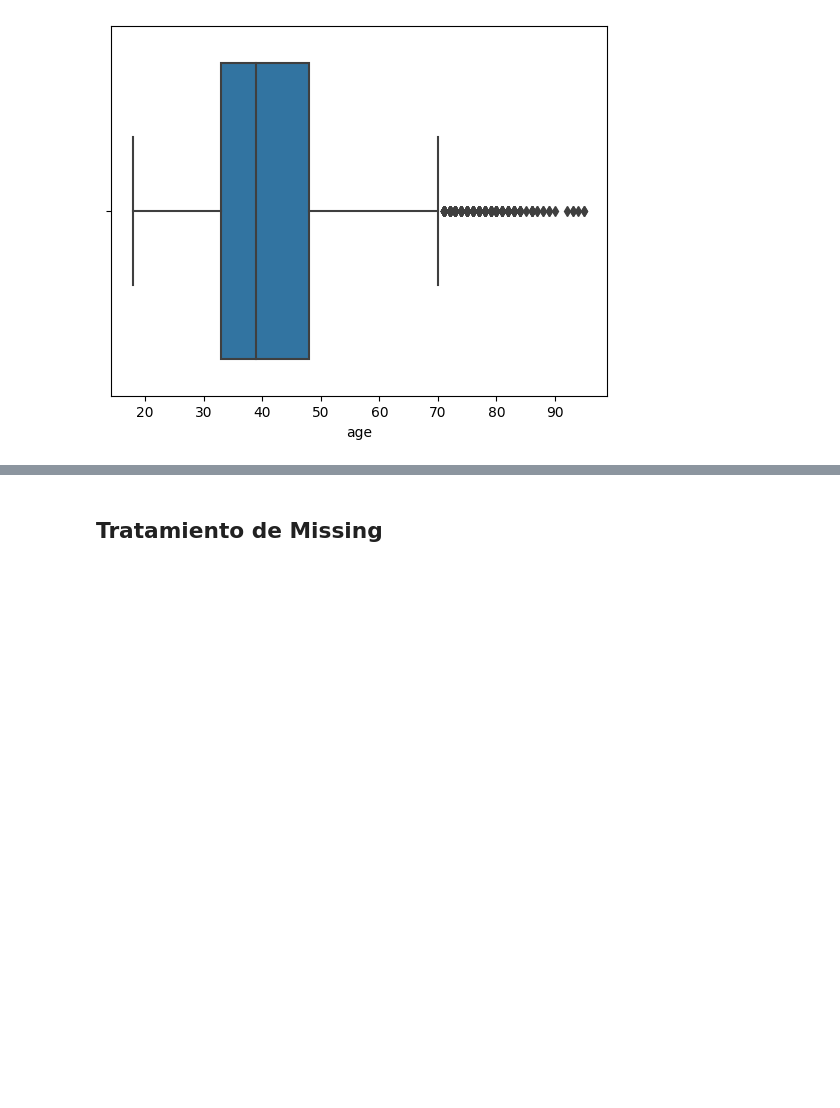
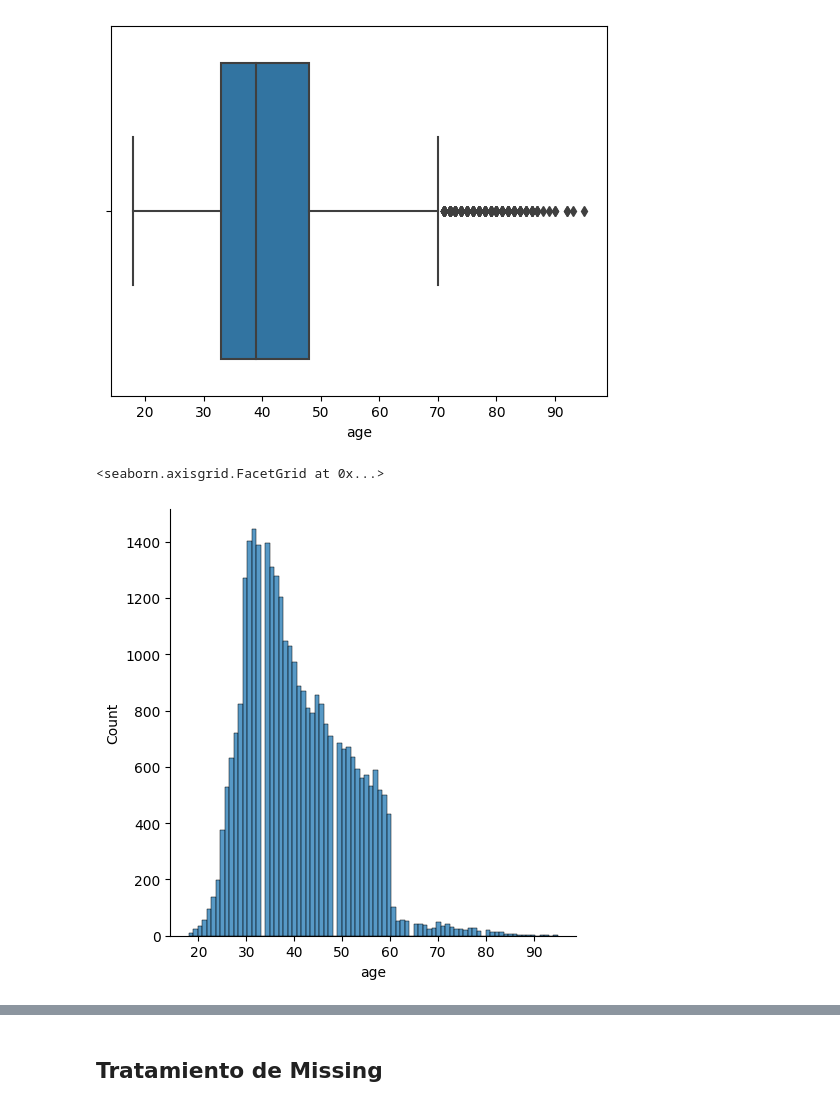
Before and after one commit to jdug1981/proyecto_final, a Jupyter notebook: Proyecto_final_final.ipynb, the cells around one changed output, grey strips where cells are left out. Saved outputs shown, nothing was run; the diff lists cells and outputs as text; code cells hidden in the pictures; blank space fills up the shorter version.

```diff
--- a/Proyecto_final_final.ipynb
+++ b/Proyecto_final_final.ipynb
@@ -492,0 +508,19 @@ Tamaño del set después de eliminar las filas repetidas: (45211, 17)
+# %%
+# Tratamiento de outliers por RIC
+
+for col in pdResume.feature.tolist():
+  desc = pdResume.loc[pdResume.feature == col]
+
+  lower_limit = desc.min_ric.values[0]
+  upper_limit = desc.max_ric.values[0]
+  if col!='y':
+    train[col + '_tric'] = train[col].apply(lambda x: lower_limit if x <= lower_limit else
+                                                    upper_limit if x >= upper_limit else
+                                                    x)
+    test[col + '_tric'] = test[col].apply(lambda x: lower_limit if x <= lower_limit else
+                                                    upper_limit if x >= upper_limit else
+                                                    x)
+
+
+
+train.info()
@@ -712,16 +795,17 @@ univariate.head()
 
 # Tratamiento de outliers por percentiles
 
-for col in univariate.feature.tolist():
-  desc = univariate.loc[univariate.feature == col]
+# for col in univariate.feature.tolist():
+#   if col not in ['age']:
+#     print(col)
+#     desc = univariate.loc[univariate.feature == col]
 
-  lower_limit = desc.p5.values[0]
-  upper_limit = desc.p95.values[0]
+#     lower_limit = desc.p5.values[0]
+#     upper_limit = desc.p95.values[0]
+#     train[col + '_t'] = train[col].apply(lambda x: lower_limit if x <= lower_limit else
+#                                                     upper_limit if x >= upper_limit else
+#                                                     x)
 
-  train[col + '_t'] = train[col].apply(lambda x: lower_limit if x <= lower_limit else
-                                                    upper_limit if x >= upper_limit else
-                                                    x)
-
-  test[col + '_t'] = test[col].apply(lambda x: lower_limit if x <= lower_limit else
-                                               upper_limit if x >= upper_limit else
-                                               x)
+#     test[col + '_t'] = test[col].apply(lambda x: lower_limit if x <= lower_limit else
+#                                                upper_limit if x >= upper_limit else
+#                                                x)
@@ -751,3 +859,8 @@ sns.boxplot(x = train.age)
 # %% [output]
 <Axes: xlabel='age'>
 [figure]
+# %%
+sns.displot(x = train.age)
+# %% [output]
+<seaborn.axisgrid.FacetGrid at 0x...>
+[figure, added]
```
Also changed, not shown: parts of 56 cells of this notebook.
